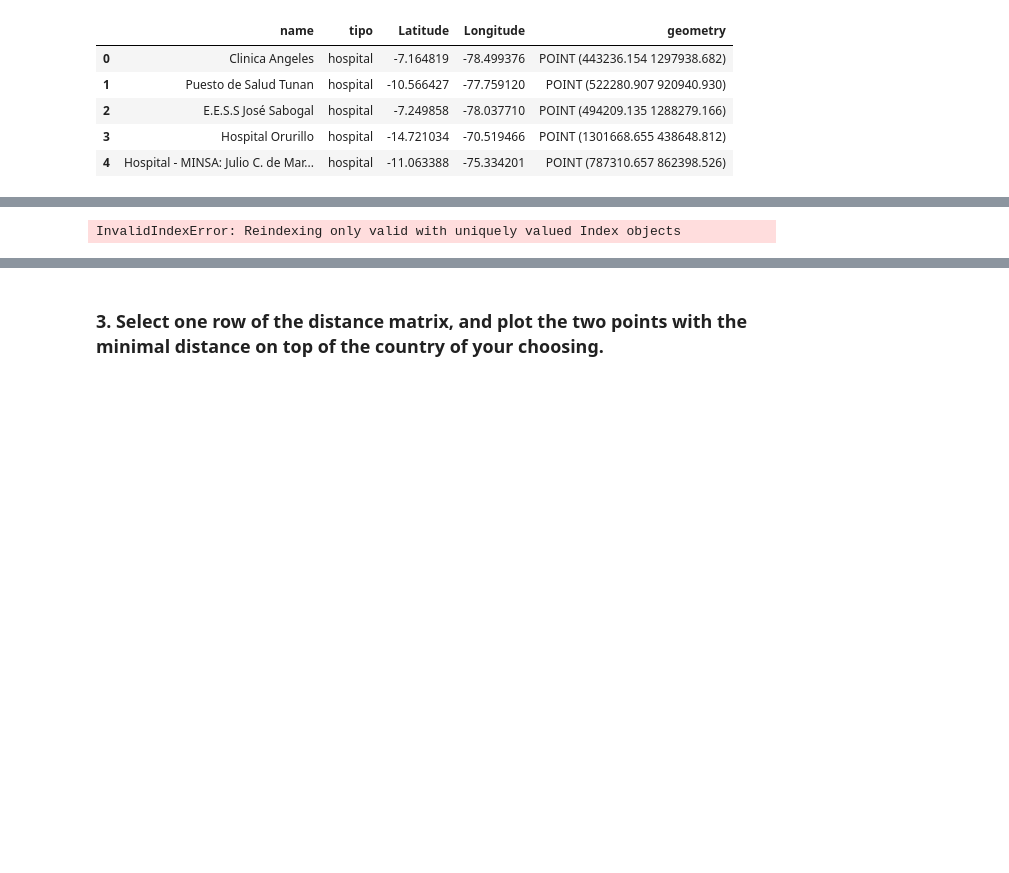
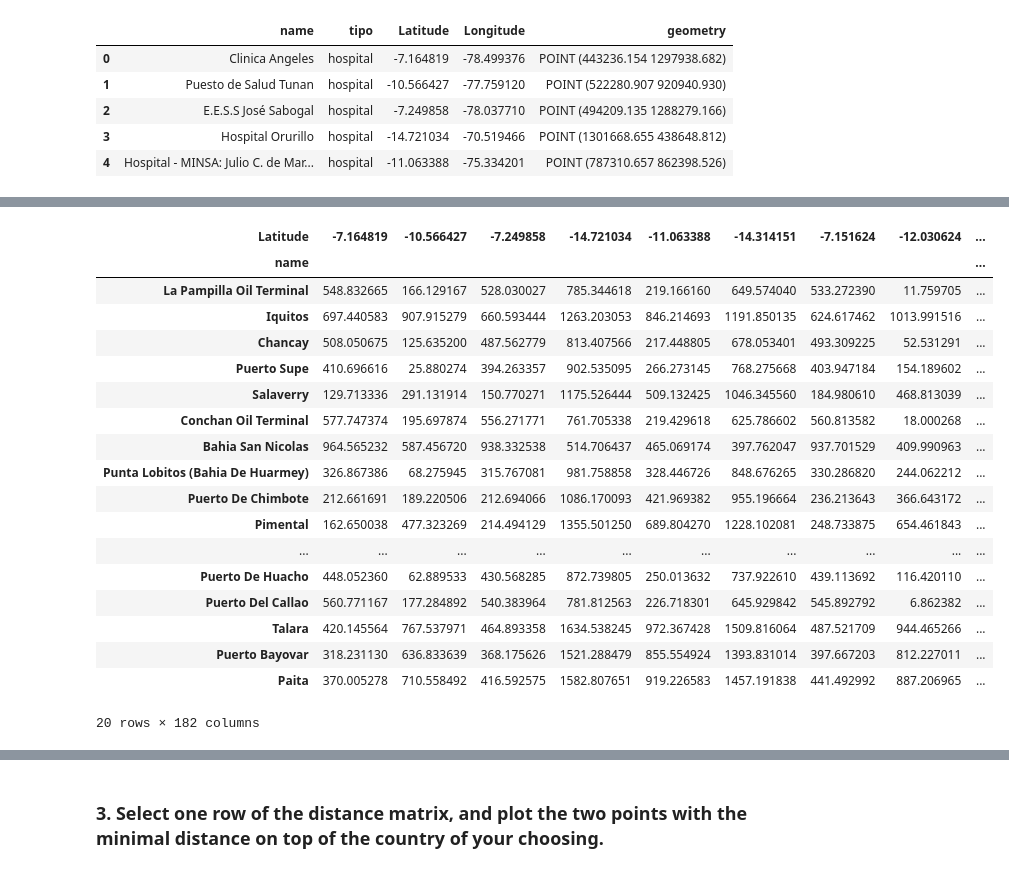
Before and after one commit to IntroSpatialDataScience/MiningGDF_Project1, a Jupyter notebook: Ev-p1.ipynb, the cells around one changed output, grey strips where cells are left out. Drawn from its saved outputs; the diff is of its cells as text; code cells hidden in the pictures; blank space fills up the shorter version.

```diff
--- a/Ev-p1.ipynb
+++ b/Ev-p1.ipynb
@@ -267,4 +264,22 @@ hospital_loc
 # %%
-seaPortName.geometry.apply(lambda g: hospital_loc.geometry.distance(g)/1000)
+seaPortName.geometry.apply(lambda g: hospName.geometry.distance(g)/1000)
 # %% [output]
+| Latitude | -7.164819 | -10.566427 | -7.249858 | -14.721034 | -11.063388 | -14.314151 | -7.151624 | -12.030624 | ... |
+| name |  |  |  |  |  |  |  |  | ... |
+| La Pampilla Oil Terminal | 548.832665 | 166.129167 | 528.030027 | 785.344618 | 219.166160 | 649.574040 | 533.272390 | 11.759705 | ... |
+| Iquitos | 697.440583 | 907.915279 | 660.593444 | 1263.203053 | 846.214693 | 1191.850135 | 624.617462 | 1013.991516 | ... |
+| Chancay | 508.050675 | 125.635200 | 487.562779 | 813.407566 | 217.448805 | 678.053401 | 493.309225 | 52.531291 | ... |
+| Puerto Supe | 410.696616 | 25.880274 | 394.263357 | 902.535095 | 266.273145 | 768.275668 | 403.947184 | 154.189602 | ... |
+| Salaverry | 129.713336 | 291.131914 | 150.770271 | 1175.526444 | 509.132425 | 1046.345560 | 184.980610 | 468.813039 | ... |
+| Conchan Oil Terminal | 577.747374 | 195.697874 | 556.271771 | 761.705338 | 219.429618 | 625.786602 | 560.813582 | 18.000268 | ... |
+| Bahia San Nicolas | 964.565232 | 587.456720 | 938.332538 | 514.706437 | 465.069174 | 397.762047 | 937.701529 | 409.990963 | ... |
+| Punta Lobitos (Bahia De Huarmey) | 326.867386 | 68.275945 | 315.767081 | 981.758858 | 328.446726 | 848.676265 | 330.286820 | 244.062212 | ... |
+| Puerto De Chimbote | 212.661691 | 189.220506 | 212.694066 | 1086.170093 | 421.969382 | 955.196664 | 236.213643 | 366.643172 | ... |
+| Pimental | 162.650038 | 477.323269 | 214.494129 | 1355.501250 | 689.804270 | 1228.102081 | 248.733875 | 654.461843 | ... |
+| ... | ... | ... | ... | ... | ... | ... | ... | ... | ... |
+| Puerto De Huacho | 448.052360 | 62.889533 | 430.568285 | 872.739805 | 250.013632 | 737.922610 | 439.113692 | 116.420110 | ... |
+| Puerto Del Callao | 560.771167 | 177.284892 | 540.383964 | 781.812563 | 226.718301 | 645.929842 | 545.892792 | 6.862382 | ... |
+| Talara | 420.145564 | 767.537971 | 464.893358 | 1634.538245 | 972.367428 | 1509.816064 | 487.521709 | 944.465266 | ... |
+| Puerto Bayovar | 318.231130 | 636.833639 | 368.175626 | 1521.288479 | 855.554924 | 1393.831014 | 397.667203 | 812.227011 | ... |
+| Paita | 370.005278 | 710.558492 | 416.592575 | 1582.807651 | 919.226583 | 1457.191838 | 441.492992 | 887.206965 | ... |
-InvalidIndexError: Reindexing only valid with uniquely valued Index objects
+20 rows × 182 columns
```
Also changed, not shown: parts of 20 cells of this notebook.
